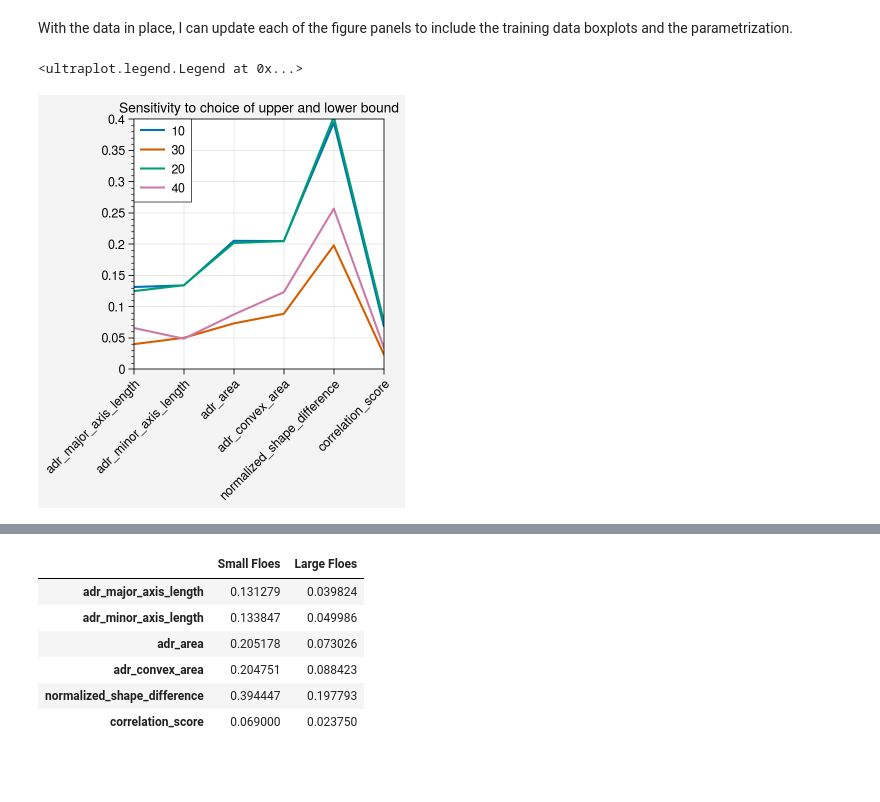
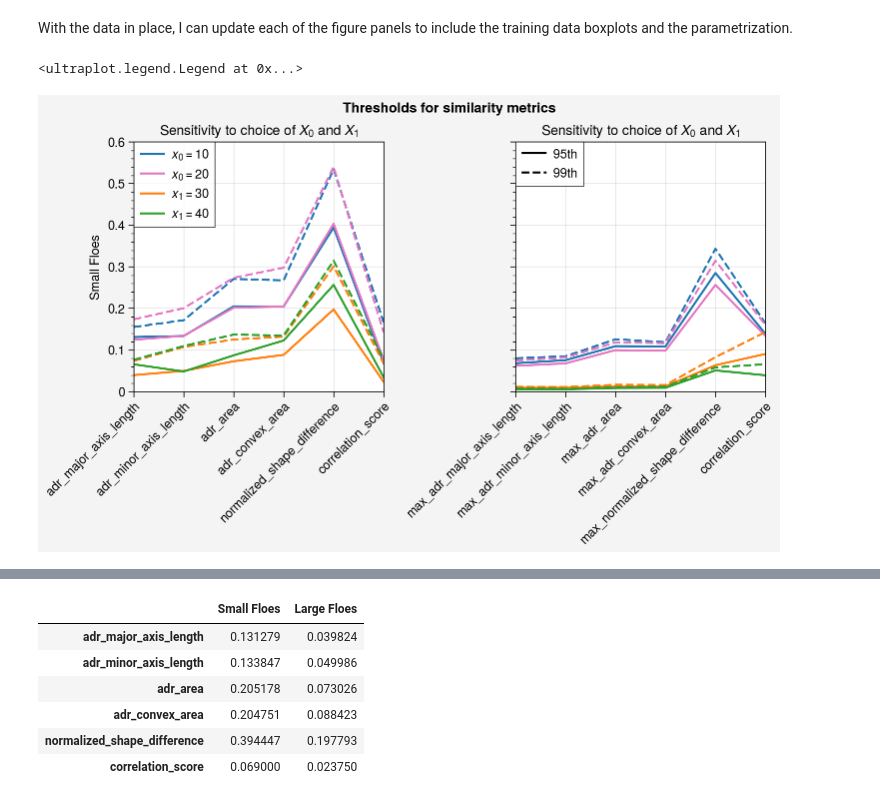
Before and after one commit to danielmwatkins/calval_tgrs, a Jupyter notebook: notebooks/tracker_matched_pairs_test_results.ipynb, the cells around one changed output, grey strips where cells are left out. Saved outputs shown, nothing was run; the diff lists cells and outputs as text; code cells hidden in the pictures; blank space fills up the shorter version.

```diff
--- a/notebooks/tracker_matched_pairs_test_results.ipynb
+++ b/notebooks/tracker_matched_pairs_test_results.ipynb
@@ -29,0 +48,10 @@ sum(df_matched.loc[df_matched.training, 'normalized_shape_difference'] > 0.5)
+# %%
+length_min = 10
+length_max = 40
+
+fig, ax = pplt.subplots(width=6, height=3)
+x = np.linspace(min(df_mg['L']), max(df_mg['L']), 100)
+ax.scatter(df_mg['L'], df_mg['normalized_shape_difference'], marker='.', ms=4)
+ax.scatter(df_rot['L'], df_rot['max_normalized_shape_difference'], marker='.', ms=4)
+ax.plot(x, scaled_shape_difference_threshold(x), color=color, lw=1, marker='')
+ax.format(ylim=(0, 0.6), xlim=(5, 100))
@@ -58,7 +173,0 @@ ks_stat, p_value
-# %%
-fig, ax = pplt.subplots()
-ax.hist(df_matched.loc[df_matched.training & df_matched.area.between(200, 700), 'adr_convex_area'], bins=30, density=True)
-x = np.linspace(0, 1, 100)
-ax.plot(x, chi2.pdf(x, *cfit), label='chi2 fit')
-
-# ax.plot(test_fun.pdf(np.linspace(0, 1, 100)))
@@ -227,7 +368,7 @@ df_matched = df_matched.merge(
 training_idx = df_testtrain.loc[df_testtrain.satellite == 'aqua', ['case_number', 'training']].set_index('case_number')
 df_matched['training'] = training_idx.loc[df_matched['case']].values
 
-df_mg = df_matched.loc[df_matched.training & (df_mg[['terra_cloud_fraction', 'aqua_cloud_fraction']].max(axis=1) < 0.4), :].copy()
+df_mg = df_matched.loc[df_matched.training & (df_matched[['terra_cloud_fraction', 'aqua_cloud_fraction']].max(axis=1) < 0.1), :].copy()
 
 matched_bin_count = df_matched[['length_bin', 'L']].groupby('length_bin').agg(['mean', 'count'])
 matched_bin_count.columns = ['_'.join(col).strip() for col in matched_bin_count.columns.values]
@@ -289,16 +431,55 @@ With the data in place, I can update each of the figure panels to include the tr
 # %%
 # Matched Pairs
 df_mg['correlation_score'] = 1 - df_mg['psi_s_correlation']
 measures =  ['adr_major_axis_length', 'adr_minor_axis_length', 'adr_area', 'adr_convex_area',
              'normalized_shape_difference', 'correlation_score']
-fig, ax = pplt.subplots()
-ax.plot(pd.DataFrame({"Small Floes": df_mg.loc[df_mg.L < 10, measures].quantile(0.95),
-             "Large Floes": df_mg.loc[df_mg.L > 30, measures].quantile(0.95)}), label=['10', '30'])
-ax.format(xrotation=45)
-ax.plot(pd.DataFrame({"Small Floes": df_mg.loc[df_mg.L < 20, measures].quantile(0.95),
-             "Large Floes": df_mg.loc[df_mg.L > 40, measures].quantile(0.95)}), label=['20', '40'])
-ax.format(xrotation=45, ylim=(0, 0.4), title='Sensitivity to choice of upper and lower bound')
-ax.legend(ncols=1)
+fig, axs = pplt.subplots(ncols=2)
+
+ax = axs[0]
+for ls, pctl in zip(['-', '--'], [95, 99]):
+
+    df1 = pd.DataFrame({"Small Floes": df_mg.loc[df_mg.L < 10, measures].quantile(pctl/100),
+                 "Large Floes": df_mg.loc[df_mg.L > 30, measures].quantile(pctl/100)})
+    df2 = pd.DataFrame({"Small Floes": df_mg.loc[df_mg.L < 20, measures].quantile(pctl/100),
+                 "Large Floes": df_mg.loc[df_mg.L > 40, measures].quantile(pctl/100)})
+
+    ax.plot(df1['Small Floes'], ls=ls, label='', color='tab:blue')
+    ax.plot(df2['Small Floes'], ls=ls, label='', color='tab:pink')
+    ax.plot(df1['Large Floes'], ls=ls, label='', color='tab:orange')
+    ax.plot(df2['Large Floes'], ls=ls, label='', color='tab:green')
+
+    ax.format(xrotation=45, ylim=(0, 0.6), title='Sensitivity to choice of $X_0$ and $X_1$'.format(p=pctl))
+ax.format(suptitle='Matched pair similarity metrics')
+
+ls = '-'
+ax.plot([],[], ls=ls, label='$x_0=10$', color='tab:blue')
+ax.plot([],[],  ls=ls, label='$x_0=20$', color='tab:pink')
+ax.plot([],[],  ls=ls, label='$x_1=30$', color='tab:orange')
+ax.plot([],[],  ls=ls, label='$x_1=40$', color='tab:green')
+ax.legend(ncols=1, loc='ul')
+
+df_rot['correlation_score'] = 1 - df_rot['min_psi_s_correlation']
+measures =  ['max_adr_major_axis_length', 'max_adr_minor_axis_length', 'max_adr_area', 'max_adr_convex_area',
+             'max_normalized_shape_difference', 'correlation_score']
+
+ax = axs[1]
+for ls, pctl in zip(['-', '--'], [95, 99]):
+    df1 = pd.DataFrame({"Small Floes": df_rot.loc[df_rot.L < 10, measures].quantile(pctl/100),
+                 "Large Floes": df_rot.loc[df_rot.L > 30, measures].quantile(pctl/100)})
+    df2 = pd.DataFrame({"Small Floes": df_rot.loc[df_rot.L < 20, measures].quantile(pctl/100),
+                 "Large Floes": df_rot.loc[df_rot.L > 40, measures].quantile(pctl/100)})
+
+    ax.plot(df1['Small Floes'], ls=ls, label='', color='tab:blue')
+    ax.plot(df2['Small Floes'], ls=ls, label='', color='tab:pink')
+    ax.plot(df1['Large Floes'], ls=ls, label='', color='tab:orange')
+    ax.plot(df2['Large Floes'], ls=ls, label='', color='tab:green')
+
+    ax.format(xrotation=45, ylim=(0, 0.6), title='Sensitivity to choice of $X_0$ and $X_1$'.format(p=pctl))
+ax.format(suptitle='Thresholds for similarity metrics')
+
+ax.plot([],[], ls='-', label='95th', color='k')
+ax.plot([],[],  ls='--', label='99th', color='k')
+ax.legend(ncols=1, loc='ul')
 # %% [output]
 <ultraplot.legend.Legend at 0x...>
-[figure, old version]
+[figure, new version]
```
Also changed, not shown: parts of 29 cells of this notebook, 4 other files.
